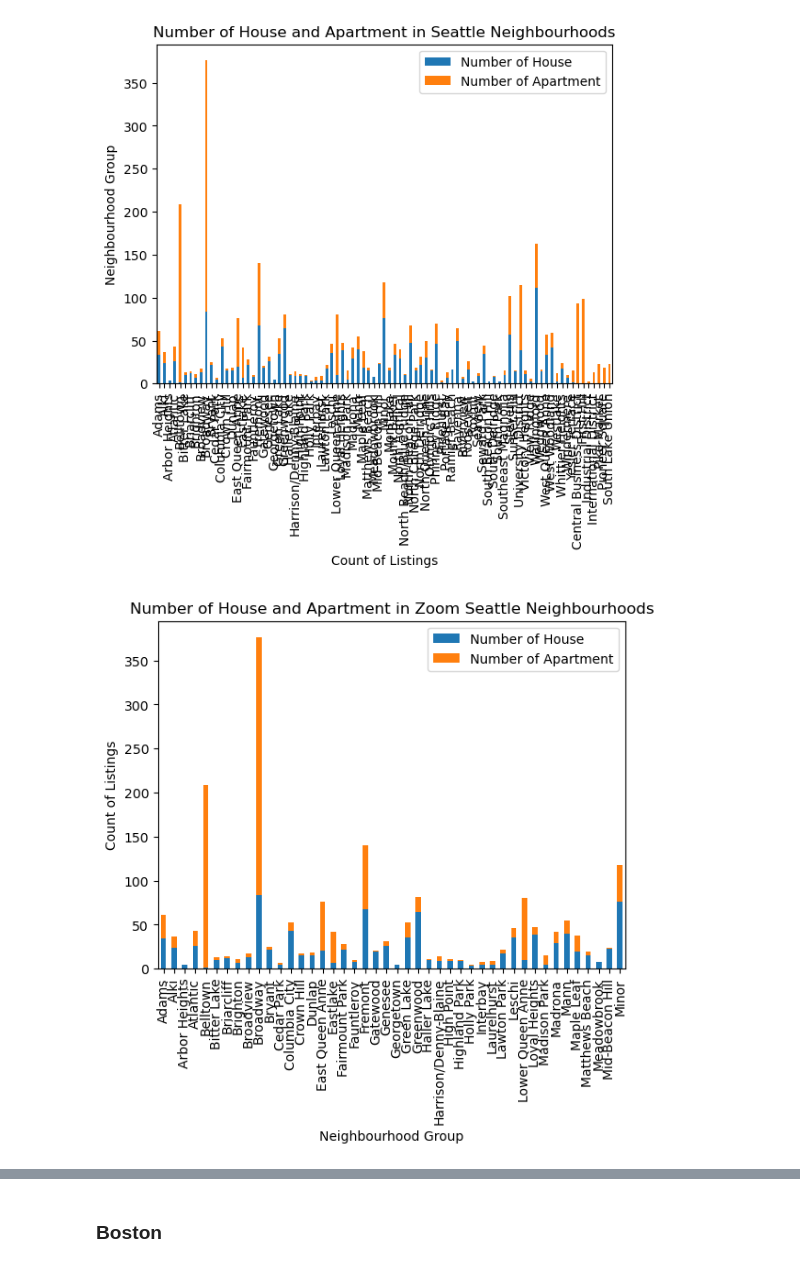
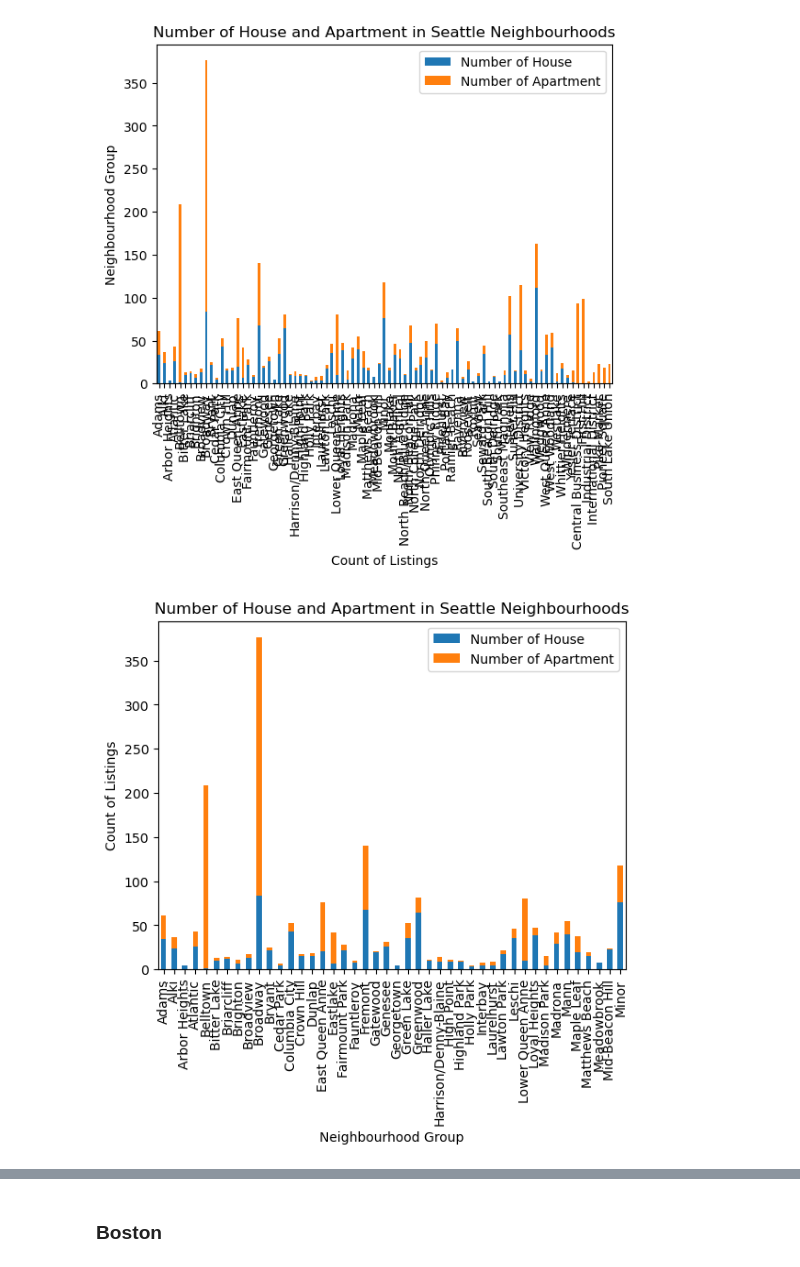
Before and after one commit to nguyenauloi/final_project, a Jupyter notebook: East v West Coast Airbnbs.ipynb, the cells around one changed output, grey strips where cells are left out. Cells and saved outputs as stored; diff of their text form; code cells hidden in the pictures.

```diff
--- a/East v West Coast Airbnbs.ipynb
+++ b/East v West Coast Airbnbs.ipynb
@@ -851,15 +851,15 @@ plt.title("Number of House and Apartment in Seattle Neighbourhoods");
 # %%
 # sort dataframe by number of listings in descending order
 dfPlotSeattle = houseCountSeattle.merge(aptCountSeattle, how = "outer", on = "neighbourhood_cleansed")
 
 # plot first 44 neighborhoods
 dfPlotSeattle[:44].plot(x = 'neighbourhood_cleansed', kind = 'bar', stacked = True)
 plt.xlabel("Neighbourhood Group")
 plt.ylabel("Count of Listings")
 plt.legend(["Number of House", "Number of Apartment"])
-plt.title("Number of House and Apartment in Zoom Seattle Neighbourhoods");
+plt.title("Number of House and Apartment in Seattle Neighbourhoods");
 # %% [output]
-[figure, old version]
+[figure, new version]
 # %%
 # plot last 44 neighborhoods
 dfPlotSeattle[-44:].plot(x = 'neighbourhood_cleansed', kind = 'bar', stacked = True)
```
Also changed, not shown: parts of 7 cells of this notebook, 18 other files.
